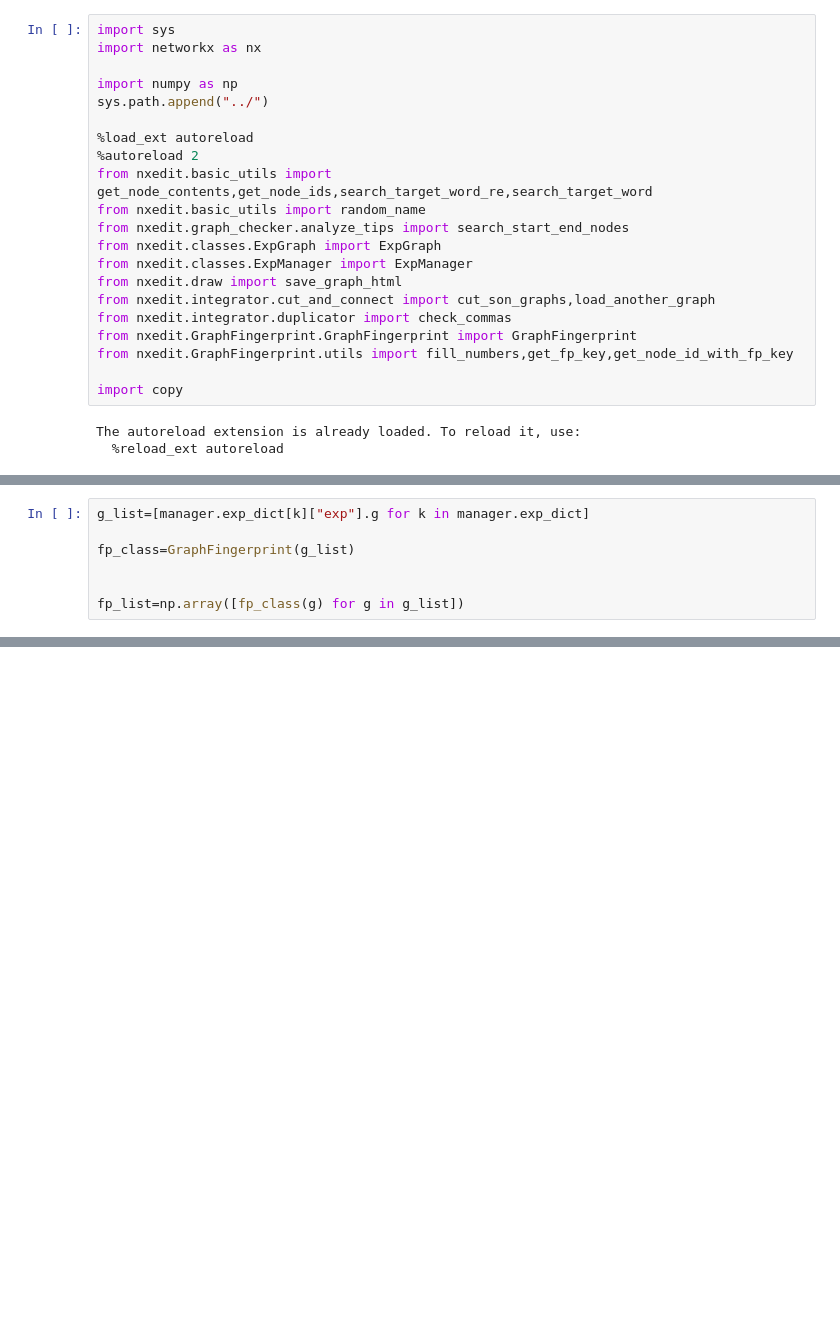
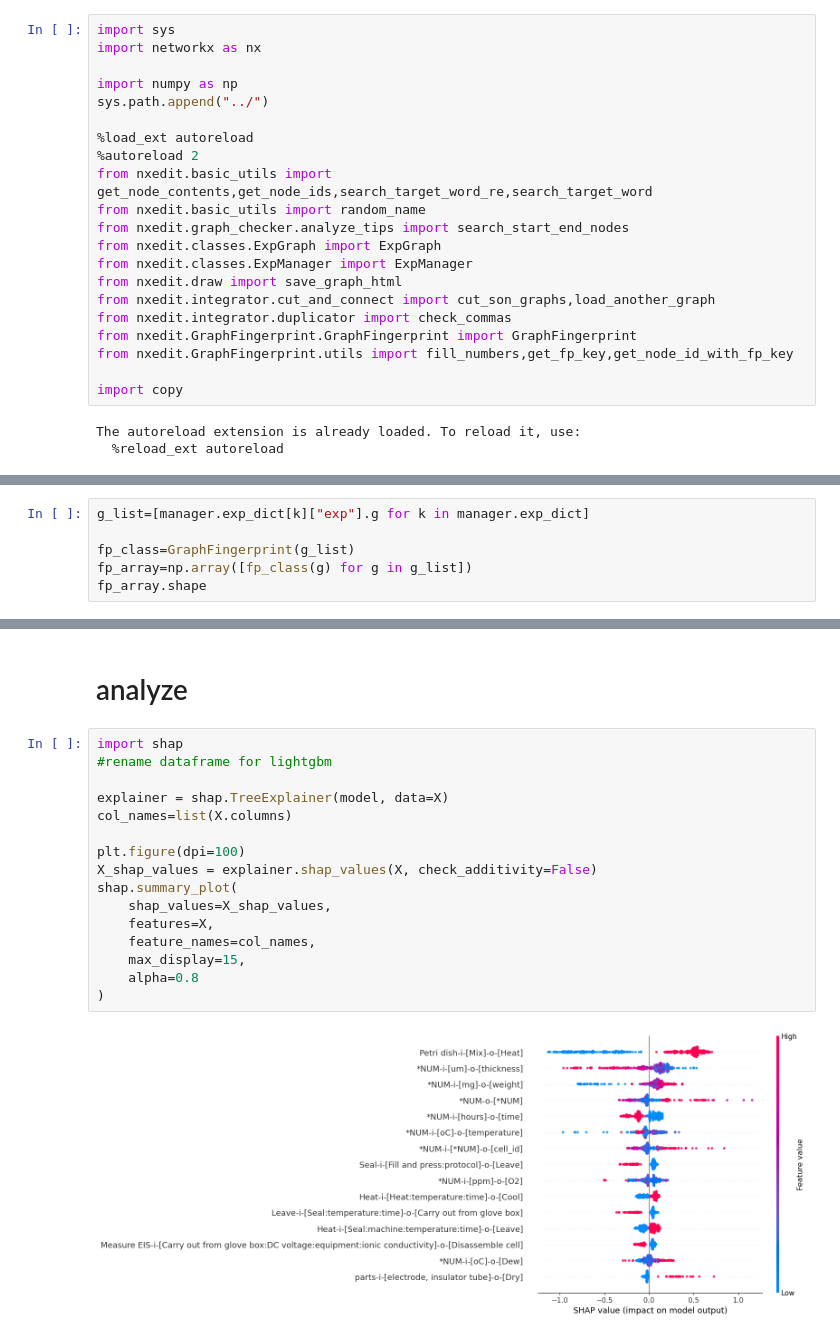
Before and after one commit to KanHatakeyama/flowmater3.1, a Jupyter notebook: ml/visualize.ipynb, the cells around one changed output, grey strips where cells are left out. Cells and saved outputs as stored; diff of their text form; blank space fills up the shorter version.

```diff
--- a/ml/visualize.ipynb
+++ b/ml/visualize.ipynb
@@ -40,6 +50,5 @@ joblib.dump(g,"temp/g.bin")
 g_list=[manager.exp_dict[k]["exp"].g for k in manager.exp_dict]
 
 fp_class=GraphFingerprint(g_list)
-
-
-fp_list=np.array([fp_class(g) for g in g_list])
+fp_array=np.array([fp_class(g) for g in g_list])
+fp_array.shape
@@ -89,0 +136,20 @@ interactive(children=(Dropdown(description='n', options=(1, 2, 3), value=1), Dro
+# %% [markdown]
+# analyze
+# %%
+import shap
+#rename dataframe for lightgbm
+
+explainer = shap.TreeExplainer(model, data=X)
+col_names=list(X.columns)
+
+plt.figure(dpi=100)
+X_shap_values = explainer.shap_values(X, check_additivity=False)
+shap.summary_plot(
+    shap_values=X_shap_values,
+    features=X,
+    feature_names=col_names,
+    max_display=15,
+    alpha=0.8
+)
+# %% [output]
+[figure, added]
```
Also changed, not shown: parts of 19 cells of this notebook, 3 other files.
